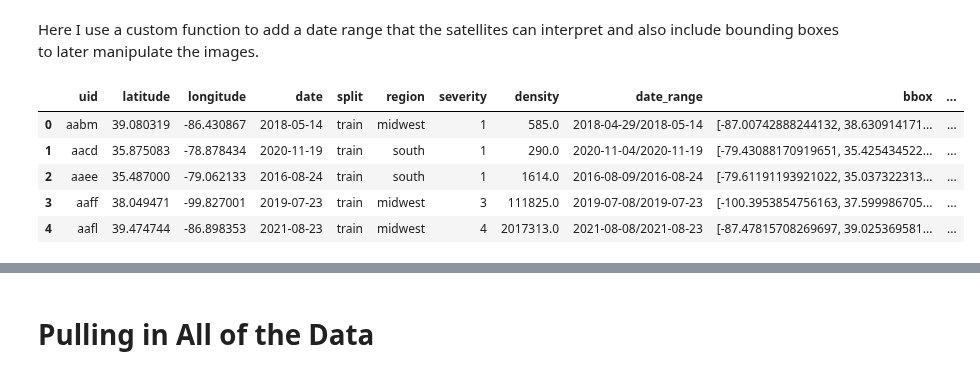
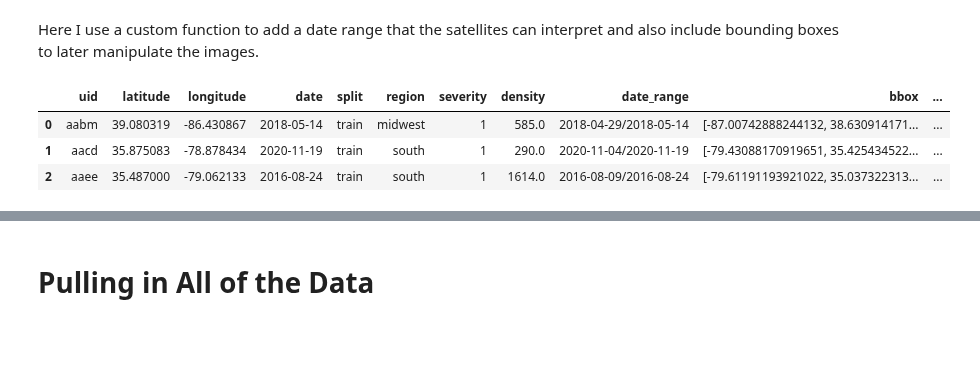
Before and after one commit to mduncan23/Predicting-Harmful-Algal-Blooms, a Jupyter notebook: Batch_pulling_data.ipynb, the cells around one changed output, grey strips where cells are left out. Drawn from its saved outputs; the diff is of its cells as text; code cells hidden in the pictures; blank space fills up the shorter version.

```diff
--- a/Batch_pulling_data.ipynb
+++ b/Batch_pulling_data.ipynb
@@ -97,11 +97,9 @@ Here I use a custom function to add a date range that the satellites can interpr
 # %%
 functions.get_important_info(sat_train, dist=31, big_crop_dist=3000, small_crop_dist=500, tiny_crop_dist=100);
 # %%
-sat_train.head()
+sat_train.head(3)
 # %% [output]
 |  | uid | latitude | longitude | date | split | region | severity | density | date_range | bbox | ... |
 | 0 | aabm | 39.080319 | -86.430867 | 2018-05-14 | train | midwest | 1 | 585.0 | 2018-04-29/2018-05-14 | [-87.00742888244132, 38.630914171... | ... |
 | 1 | aacd | 35.875083 | -78.878434 | 2020-11-19 | train | south | 1 | 290.0 | 2020-11-04/2020-11-19 | [-79.43088170919651, 35.425434522... | ... |
 | 2 | aaee | 35.487000 | -79.062133 | 2016-08-24 | train | south | 1 | 1614.0 | 2016-08-09/2016-08-24 | [-79.61191193921022, 35.037322313... | ... |
-| 3 | aaff | 38.049471 | -99.827001 | 2019-07-23 | train | midwest | 3 | 111825.0 | 2019-07-08/2019-07-23 | [-100.3953854756163, 37.599986705... | ... |
-| 4 | aafl | 39.474744 | -86.898353 | 2021-08-23 | train | midwest | 4 | 2017313.0 | 2021-08-08/2021-08-23 | [-87.47815708269697, 39.025369581... | ... |
```
Also changed, not shown: parts of 14 cells of this notebook.
